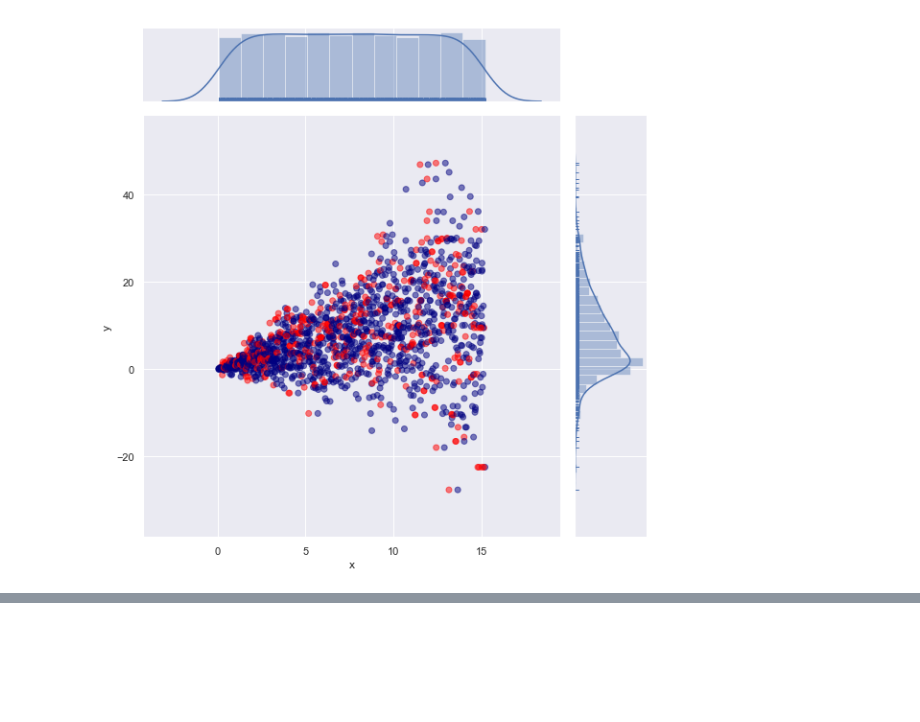
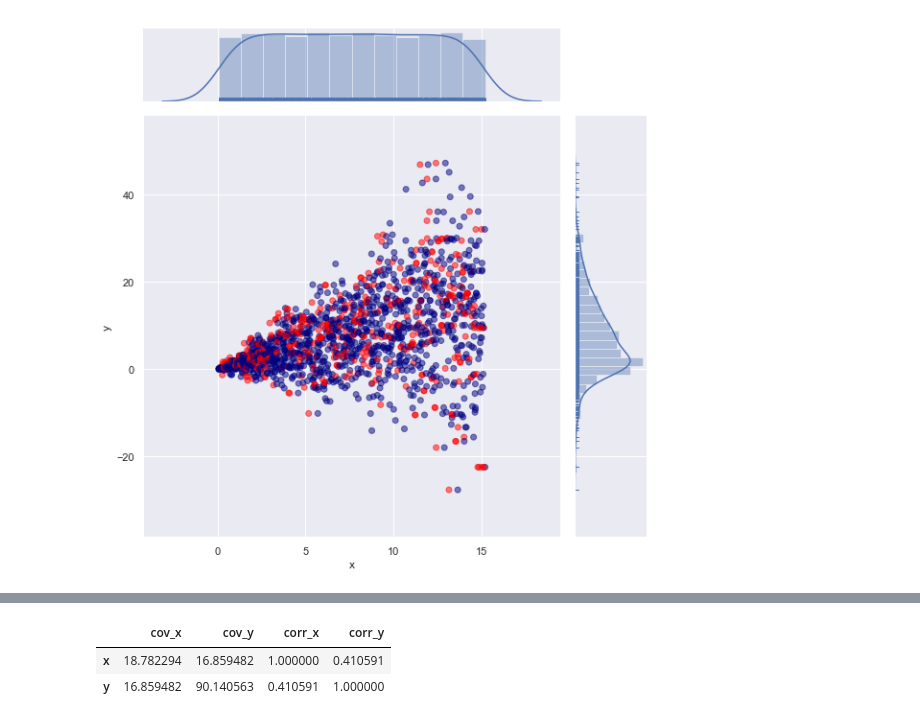
Before and after one commit to kearnz/autoimpute, a Jupyter notebook: tutorials/comparing_imputation_methods.ipynb, the cells around one changed output, grey strips where cells are left out. Drawn from its saved outputs; the diff is of its cells as text; code cells hidden in the pictures; blank space fills up the shorter version.

Commit message:
updated tutorial with numbering and cov/corr study

```diff
--- a/tutorials/comparing_imputation_methods.ipynb
+++ b/tutorials/comparing_imputation_methods.ipynb
@@ -266,0 +270,7 @@ NUTS: [σ, beta, alpha]
+# %%
+def cov_corr(df):
+    cov = feature_cov(df)
+    corr = feature_corr(df)
+    cov_corr_df = pd.concat([cov, corr], axis=1)
+    cov_corr_df.columns = columns=["cov_x", "cov_y", "corr_x", "corr_y"]
+    return cov_corr_df
@@ -266,0 +280,6 @@ NUTS: [σ, beta, alpha]
+# %%
+cov_corr(data_het_miss)
+# %% [output]
+|  | cov_x | cov_y | corr_x | corr_y |
+| x | 18.782294 | 16.859482 | 1.000000 | 0.410591 |
+| y | 16.859482 | 90.140563 | 0.410591 | 1.000000 |
```
Also changed, not shown: parts of 21 cells of this notebook, 1 other file.
